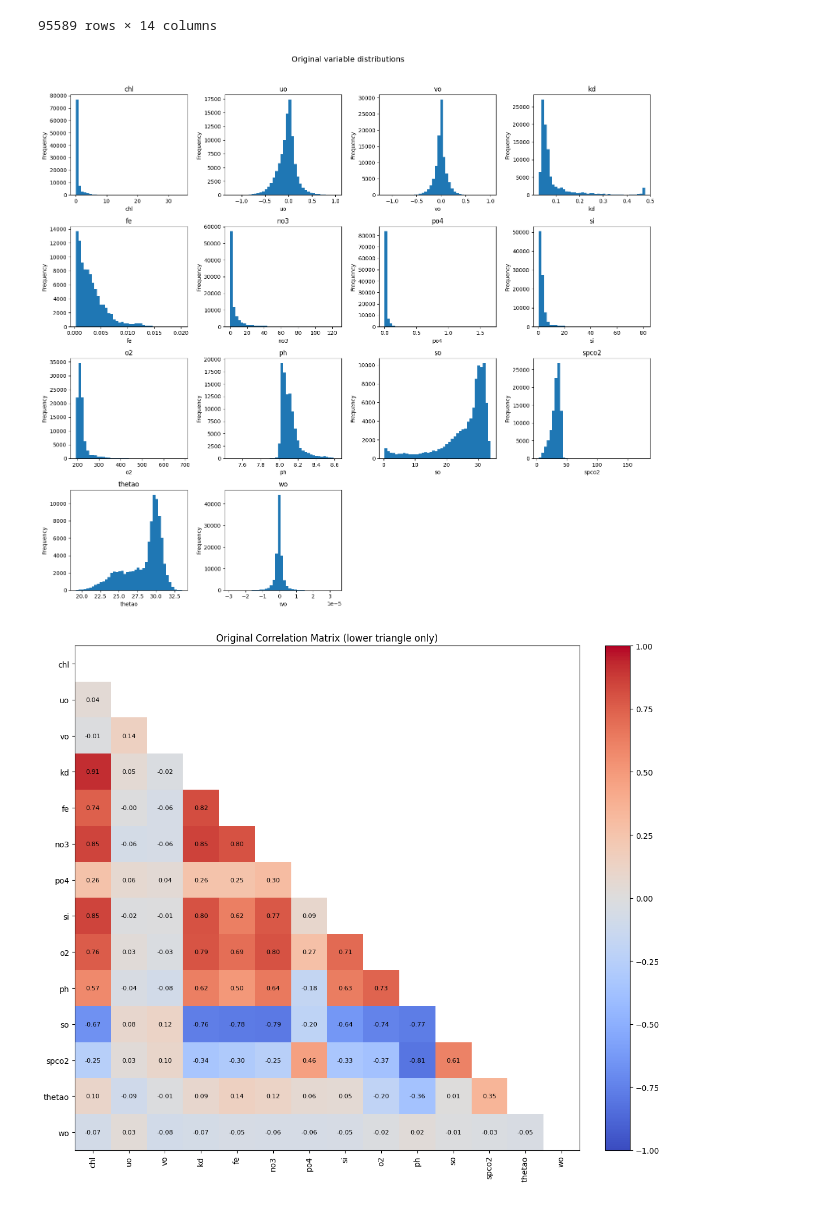
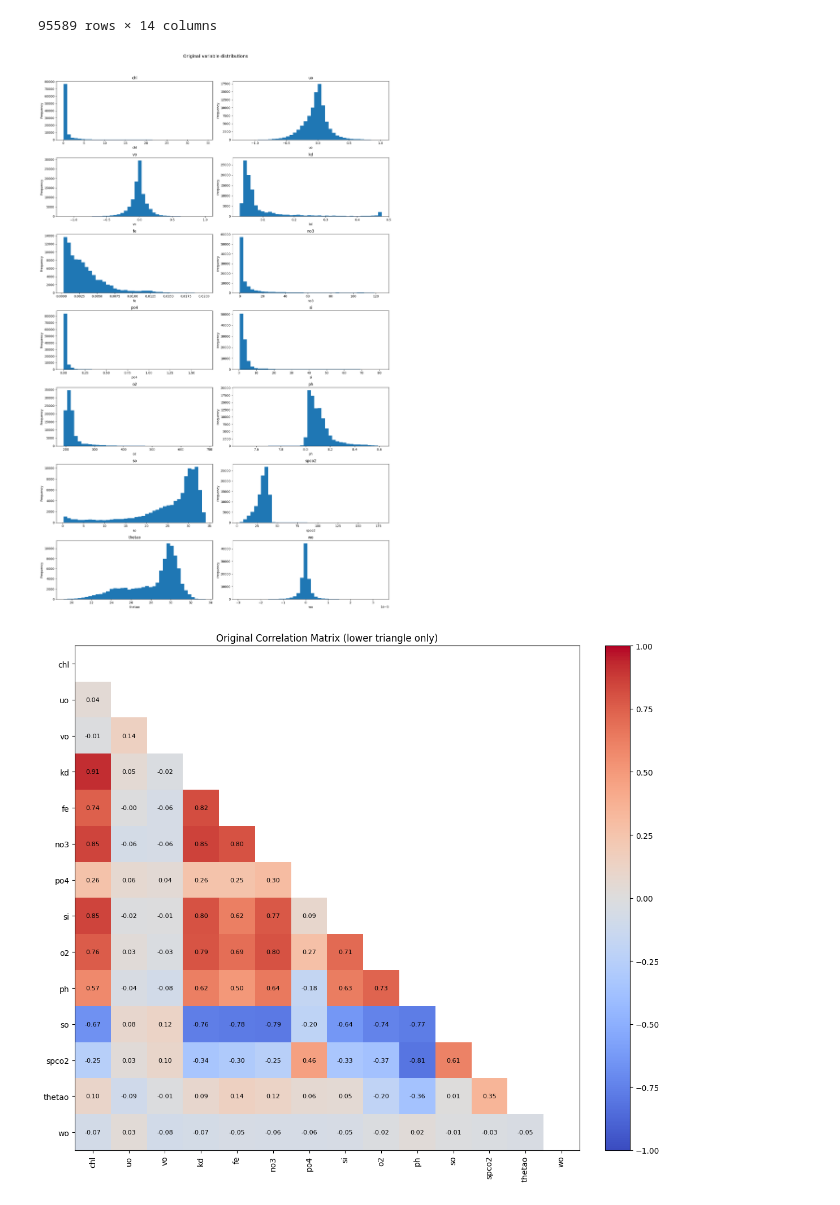
Before and after one commit to arupmahatha/ug_thesis, a Jupyter notebook: eda.ipynb, the cells around one changed output. Saved outputs shown, nothing was run; the diff lists cells and outputs as text; code cells hidden in the pictures.

```diff
--- a/eda.ipynb
+++ b/eda.ipynb
@@ -41,29 +41,29 @@ data_no_coords
 95589 rows × 14 columns
 # %%
 n = data_no_coords.shape[1]
-cols_per_row = 4
+cols_per_row = 2
 rows = (n + cols_per_row - 1) // cols_per_row
 
 plt.figure(figsize=(16, rows * 3.5))
 for i, col in enumerate(data_no_coords.columns):
     ax = plt.subplot(rows, cols_per_row, i + 1)
     # coerce to numeric for plotting safety
     vals = pd.to_numeric(data_no_coords[col], errors="coerce").dropna()
     if vals.size == 0:
         ax.text(0.5, 0.5, f"No numeric data\nfor {col}", ha="center", va="center")
         ax.set_title(col)
         ax.set_xticks([])
         ax.set_yticks([])
         continue
     ax.hist(vals, bins=40)
     ax.set_title(col)
     ax.set_xlabel(col)
     ax.set_ylabel("Frequency")
 plt.suptitle("Original variable distributions", fontsize=14, y=1.02)
 plt.tight_layout()
 plt.show()
 # %% [output]
-[figure, old version]
+[figure, new version]
 # %%
 corr = data_no_coords.corr()
 
```
Also changed, not shown: parts of 4 cells of this notebook, 20 other files.
